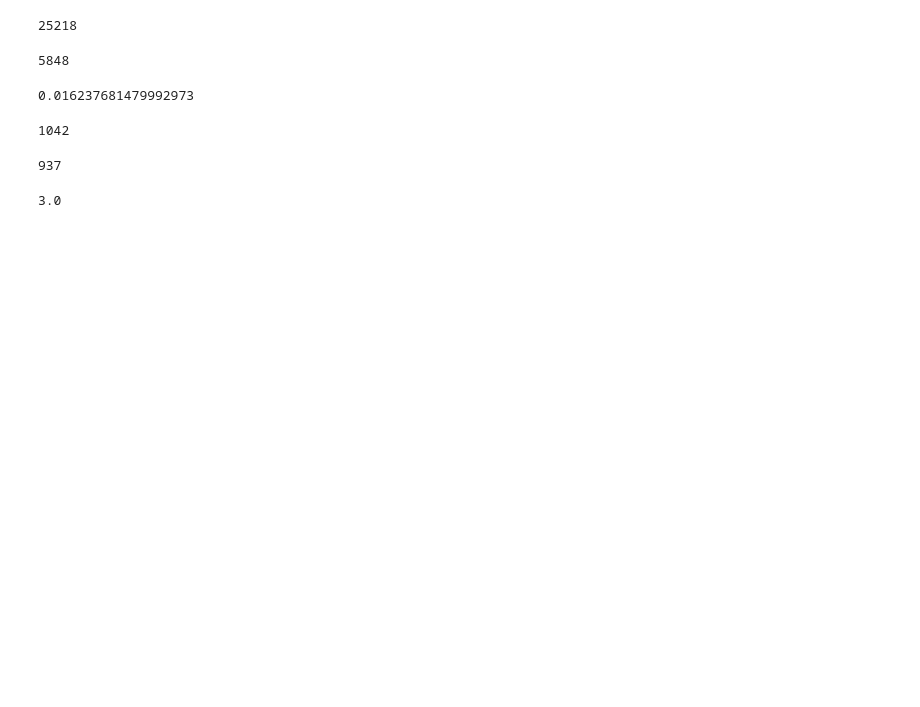
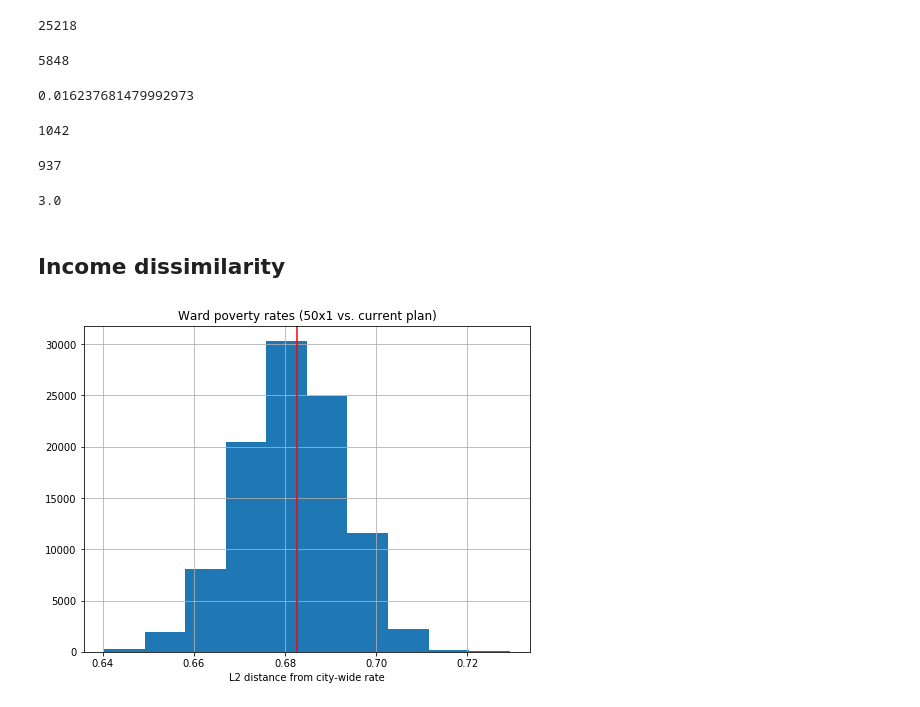
Before and after one commit to mggg/chicago, a Jupyter notebook: ensembles/Analysis.ipynb, the cells around one changed output. Drawn from its saved outputs; the diff is of its cells as text; code cells hidden in the pictures; blank space fills up the shorter version.

```diff
--- a/ensembles/Analysis.ipynb
+++ b/ensembles/Analysis.ipynb
@@ -260,3 +260,23 @@ hypersegregated(ca10, 1/6).groupby(ca10["step"]).sum().idxmin()
 hypersegregated(ca10, 1/4).groupby(ca10["step"]).sum().min()
 # %% [output]
 3.0
+# %% [markdown]
+## Income dissimilarity
+# %%
+percent_below_20k = below_20k(df) / all_households(df)
+# %%
+L2_distance_from_citywide = (
+    percent_below_20k - citywide_below20k
+).apply(lambda x: x**2).groupby(df["step"]).sum().apply(lambda x: sqrt(x))
+# %%
+current_plan_percent_below_20k = (below_20k(current_plan) / all_households(current_plan))
+current_plan_L2_from_citywide = sqrt((current_plan_percent_below_20k - citywide_below20k).apply(lambda x: x**2).sum())
+# %%
+fig, ax = plt.subplots()
+L2_distance_from_citywide.hist(ax=ax, figsize=(8,6))
+ax.axvline(current_plan_L2_from_citywide, color="r")
+ax.set_title("Ward poverty rates (50x1 vs. current plan)")
+ax.set_xlabel("L2 distance from city-wide rate")
+plt.savefig("./L2_distance_under20k.png")
+# %% [output]
+[figure, added]
```
Also changed, not shown: parts of 32 cells of this notebook, 1 other file.
